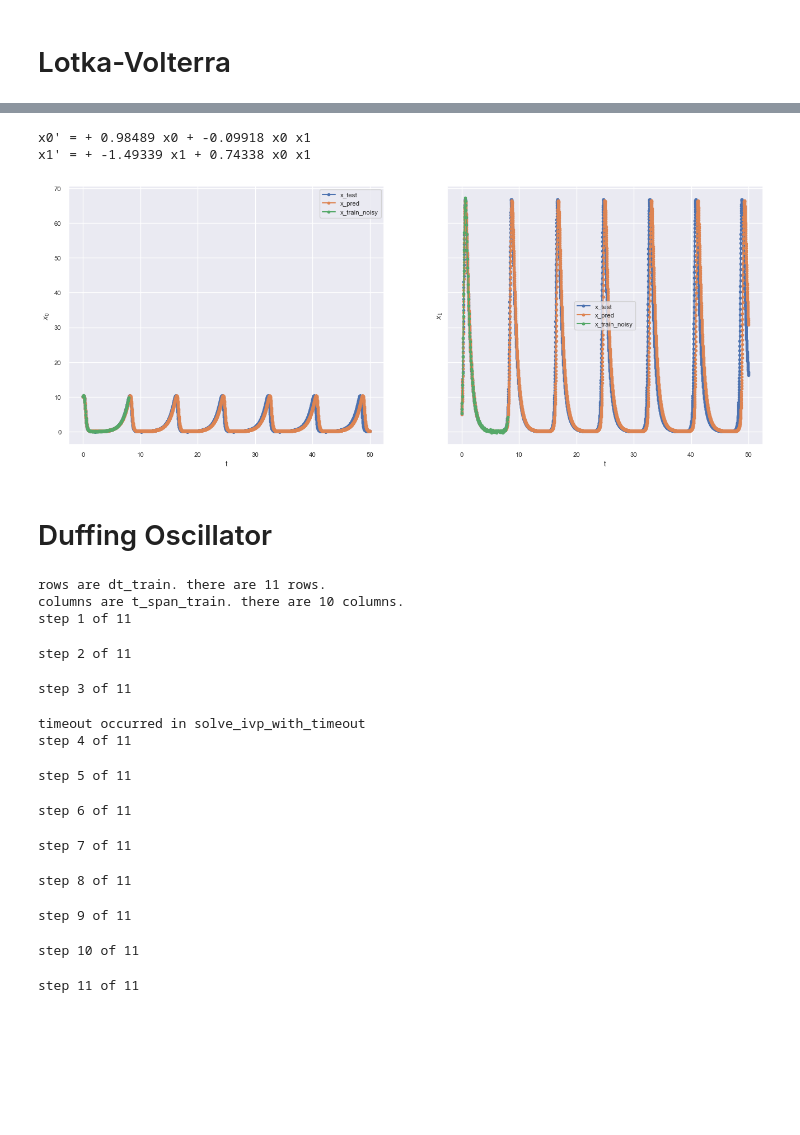
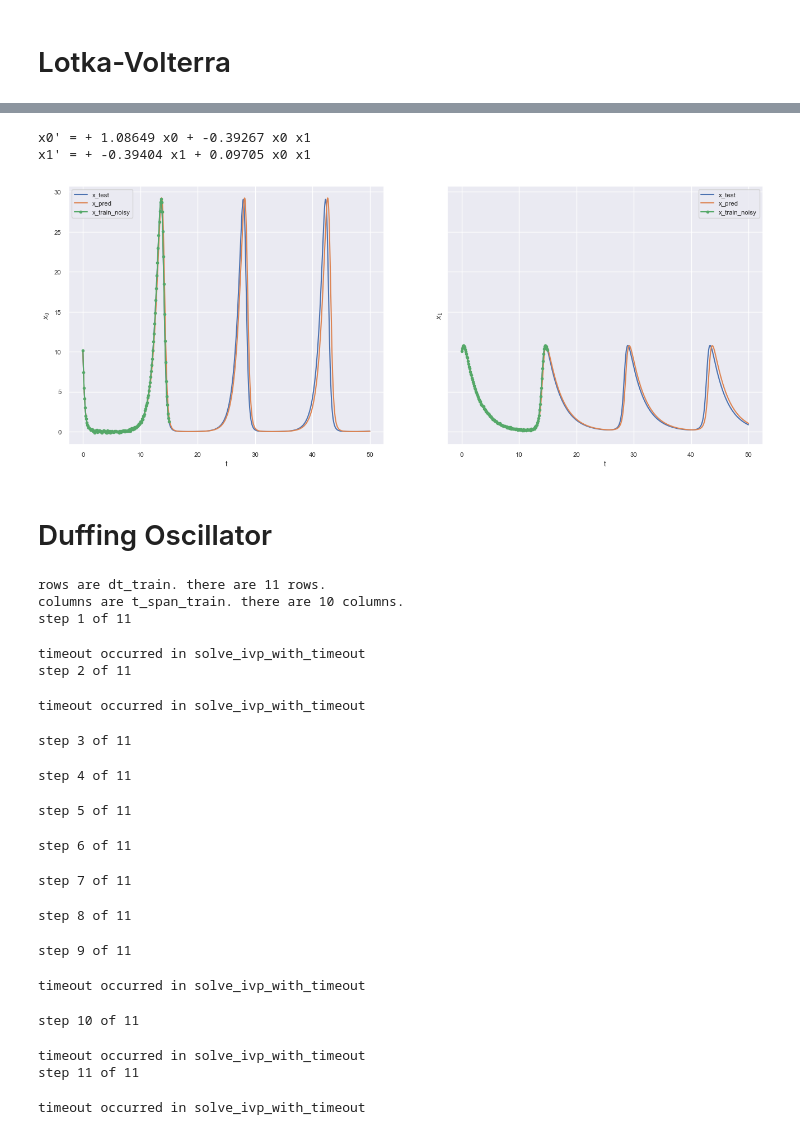
Before and after one commit to etrilling/MS-project, a Jupyter notebook: test04-t_span_vs_dt.ipynb, the cells around one changed output, grey strips where cells are left out. Cells and saved outputs as stored; diff of their text form; code cells hidden in the pictures; blank space fills up the shorter version.

Commit message:
cleaned up lots of code + cleaned up notebooks + reran everything + added rest of systems + set defaults for systems

```diff
--- a/test04-t_span_vs_dt.ipynb
+++ b/test04-t_span_vs_dt.ipynb
@@ -13,31 +13,27 @@ from tqdm import tqdm
 # %% [markdown]
 # Lotka-Volterra
 # %%
-lotka_volterra_rhs = generate_lotka_volterra_rhs(1, 0.1, 1.5, 0.75)
-true_coeffs = generate_lotka_volterra_true_coefficients(1, 0.1, 1.5, 0.75)
+lotka_volterra_rhs = generate_lotka_volterra_rhs(*default_params['lotka_volterra'])
+true_coeffs = generate_lotka_volterra_true_coefficients(*default_params['lotka_volterra'])
+x0 = default_x0['lotka_volterra']
 
 dts = np.logspace(-2, 0, 11).tolist()
-t_spans = sorted([(0, 2*i) for i in range(1, 10 + 1)], reverse=True)
+t_spans = sorted([(0, 3*i) for i in range(1, 9 + 1)], reverse=True)
 
 t_span_test = (0, 50)
 
-# if a parameter is a list, the experiment will be run for each combination of the parameters
-# if a parameter is not a list, the same value will be used for all experiments
-# the first list will be the rows and the second list will be the columns
 experiment_config = {
     # define fixed parameters
     'rhs': lotka_volterra_rhs,
     'derivative_approximation': dxdt_finite_difference,
     't_eval_test': np.arange(t_span_test[0], t_span_test[1] + 0.01, 0.01),
+    'np_seed': 0,
+    'true_coeffs': true_coeffs,
     # define parameters that can be lists
-    'x0': (10, 5),
-    'noise_level': 0.01,
+    'x0': x0, 'noise_level': 0.01,
     't_eval_train': None, 'dt_train': dts, 't_span_train': t_spans,
-    'threshold': 0.05,
-    'poly_order': 5,
-    'n_frequencies': 0,
-    # define parameters that are used after the experiment
-    'true_coeffs': true_coeffs
+    'train_interpolation_dt': None,
+    'threshold': 0.05, 'poly_order': 5, 'n_frequencies': 0
 }
 
 results = run_experiment(experiment_config)
@@ -65,37 +62,33 @@ columns are t_span_train. there are 10 columns.
 # %%
-display_single_result(experiment_config, results, 6, 3, keys_to_display=['x_test', 'x_pred', 'x_train_noisy'])
+display_single_result(experiment_config, results, 4, 5, keys_to_display=['x_test', 'x_pred', 'x_train_noisy'])
 # %% [output]
-x0' = + 0.98489 x0 + -0.09918 x0 x1
-x1' = + -1.49339 x1 + 0.74338 x0 x1
+x0' = + 1.08649 x0 + -0.39267 x0 x1
+x1' = + -0.39404 x1 + 0.09705 x0 x1
-[figure, old version]
+[figure, new version]
 # %% [markdown]
 # Duffing Oscillator
 # %%
-duffing_oscillator_rhs = generate_duffing_oscillator_rhs(0.2, 0.2, 0.1)
-true_coeffs = generate_duffing_oscillator_true_coefficients(0.2, 0.2, 0.1)
+duffing_oscillator_rhs = generate_duffing_oscillator_rhs(*default_params['duffing_oscillator'])
+true_coeffs = generate_duffing_oscillator_true_coefficients(*default_params['duffing_oscillator'])
+x0 = default_x0['duffing_oscillator']
 
 dts = np.logspace(-2, 0, 11).tolist()
-t_spans = sorted([(0, 1*i) for i in range(1, 10 + 1)], reverse=True)
+t_spans = sorted([(0, 4*i) for i in range(1, 10 + 1)], reverse=True)
 
-t_span_test = (0, 30)
+t_span_test = (0, 50)
 
-# if a parameter is a list, the experiment will be run for each combination of the parameters
-# if a parameter is not a list, the same value will be used for all experiments
-# the first list will be the rows and the second list will be the columns
 experiment_config2 = {
     # define fixed parameters
     'rhs': duffing_oscillator_rhs,
     'derivative_approximation': dxdt_finite_difference,
     't_eval_test': np.arange(t_span_test[0], t_span_test[1] + 0.01, 0.01),
+    'np_seed': 0,
+    'true_coeffs': true_coeffs,
     # define parameters that can be lists
-    'x0': (10, 5),
-    'noise_level': 0.01,
+    'x0': x0, 'noise_level': 0.01,
     't_eval_train': None, 'dt_train': dts, 't_span_train': t_spans,
-    'threshold': 0.05,
-    'poly_order': 5,
-    'n_frequencies': 0,
-    # define parameters that are used after the experiment
-    'true_coeffs': true_coeffs
+    'train_interpolation_dt': None,
+    'threshold': 0.05, 'poly_order': 5, 'n_frequencies': 0
 }
 
 results2 = run_experiment(experiment_config2)
@@ -103,17 +96,21 @@ results2 = run_experiment(experiment_config2)
 rows are dt_train. there are 11 rows.
 columns are t_span_train. there are 10 columns.
 step 1 of 11
+timeout occurred in solve_ivp_with_timeout
 step 2 of 11
-step 3 of 11
+timeout occurred in solve_ivp_with_timeout
-timeout occurred in solve_ivp_with_timeout
-step 4 of 11
+step 3 of 11
-step 5 of 11
+step 4 of 11
-step 6 of 11
+step 5 of 11
-step 7 of 11
+step 6 of 11
-step 8 of 11
+step 7 of 11
-step 9 of 11
+step 8 of 11
-step 10 of 11
+step 9 of 11
-step 11 of 11
+timeout occurred in solve_ivp_with_timeout
+step 10 of 11
+timeout occurred in solve_ivp_with_timeout
+step 11 of 11
+timeout occurred in solve_ivp_with_timeout
 # %%
 plot_heatmaps(experiment_config2, results2)
 # %% [output]
```
Also changed, not shown: parts of 4 cells of this notebook, 15 other files.
